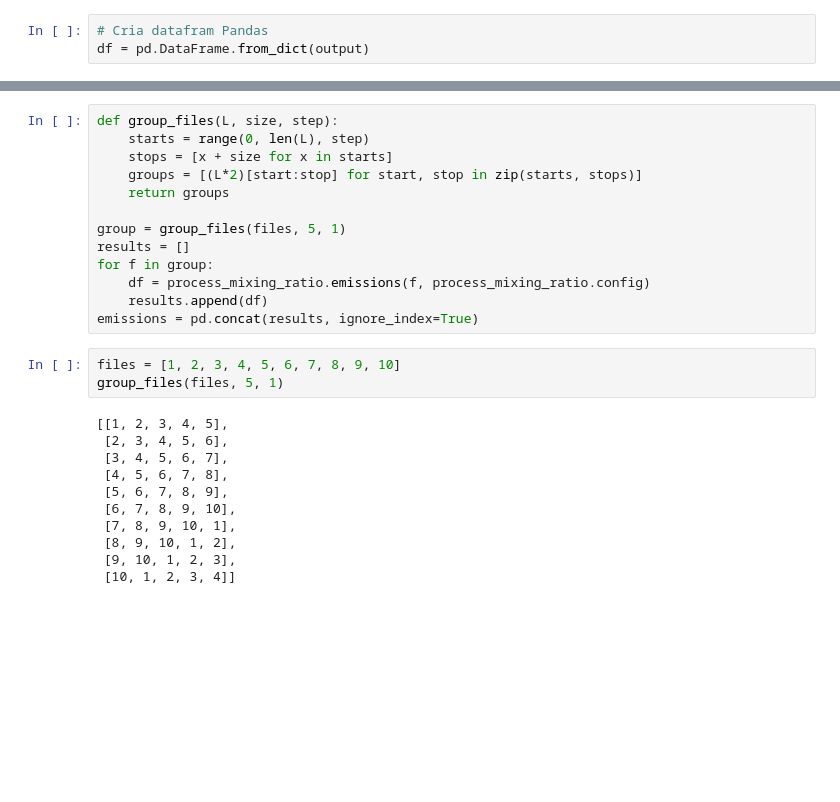
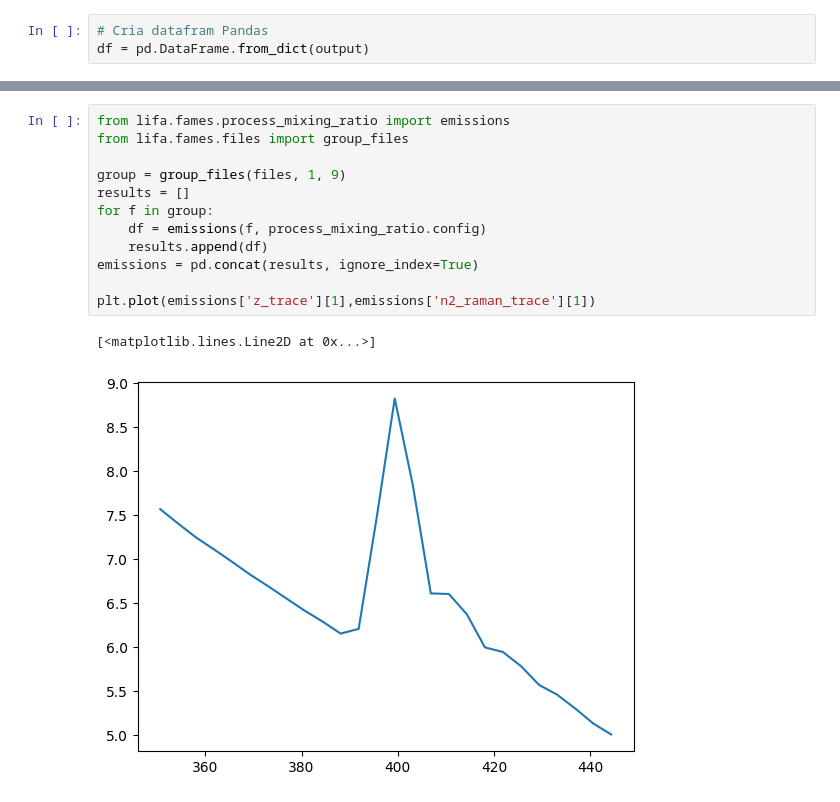
Before and after one commit to JairoRotava/lifa, a Jupyter notebook: notebooks/fames processing pipeline.ipynb, the cells around one changed output, grey strips where cells are left out. Cells and saved outputs as stored; diff of their text form; blank space fills up the shorter version.

```diff
--- a/notebooks/fames processing pipeline.ipynb
+++ b/notebooks/fames processing pipeline.ipynb
@@ -442,30 +442,18 @@ df
 # %%
-def group_files(L, size, step):
-    starts = range(0, len(L), step)
-    stops = [x + size for x in starts]
-    groups = [(L*2)[start:stop] for start, stop in zip(starts, stops)]
-    return groups
+from lifa.fames.process_mixing_ratio import emissions
+from lifa.fames.files import group_files
 
-group = group_files(files, 5, 1)
+group = group_files(files, 1, 9)
 results = []
 for f in group:
-    df = process_mixing_ratio.emissions(f, process_mixing_ratio.config)
+    df = emissions(f, process_mixing_ratio.config)
     results.append(df)
 emissions = pd.concat(results, ignore_index=True)
+
+plt.plot(emissions['z_trace'][1],emissions['n2_raman_trace'][1])
+# %% [output]
+[<matplotlib.lines.Line2D at 0x...>]
+[figure, added]
-# %%
-files = [1, 2, 3, 4, 5, 6, 7, 8, 9, 10]
-group_files(files, 5, 1)
-# %% [output]
-[[1, 2, 3, 4, 5],
- [2, 3, 4, 5, 6],
- [3, 4, 5, 6, 7],
- [4, 5, 6, 7, 8],
- [5, 6, 7, 8, 9],
- [6, 7, 8, 9, 10],
- [7, 8, 9, 10, 1],
- [8, 9, 10, 1, 2],
- [9, 10, 1, 2, 3],
- [10, 1, 2, 3, 4]]
 # %%
 emissions
 # %% [output]
```
Also changed, not shown: parts of 16 cells of this notebook, 3 other files.
